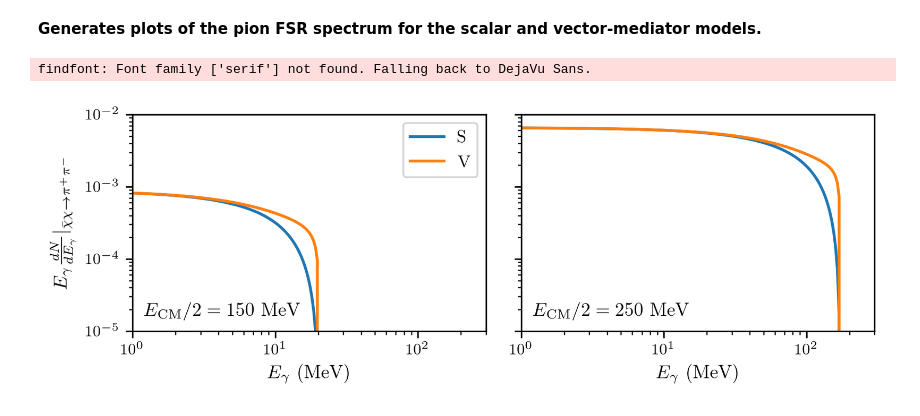
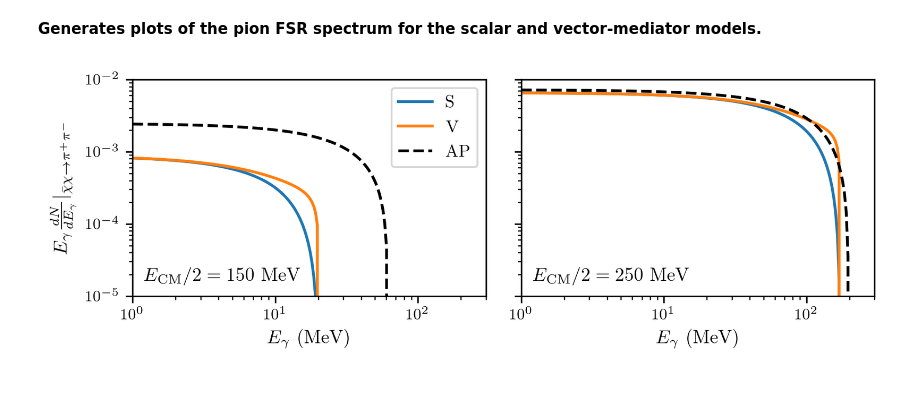
Before and after one commit to LoganAMorrison/Hazma, a Jupyter notebook: notebooks/hazma_paper/charged_pion_fsr.ipynb, the cells around one changed output. Drawn from its saved outputs; the diff is of its cells as text; code cells hidden in the pictures.

Commit message:
regenerate all plots

```diff
--- a/notebooks/hazma_paper/charged_pion_fsr.ipynb
+++ b/notebooks/hazma_paper/charged_pion_fsr.ipynb
@@ -7,4 +9,30 @@ from hazma.vector_mediator import VectorMediator
 from utilities import latex_text_width_1col
 # %% [markdown]
 **Generates plots of the pion FSR spectrum for the scalar and vector-mediator models.**
+# %%
+def dnde_ap(e_gam, mass, e_cm):
+    """Altarelli-Parisi approximation of FSR spectrum.
+
+    Parameters
+    ----------
+    e_gam : float
+        Gamma-ray energy in MeV.
+    mass : float
+        Mass of radiating particle in MeV.
+    e_cm : float
+        Center-of-mass energy of reaction in MeV.
+
+    Returns
+    -------
+    dnde : float
+        Value of energy spectrum dN/dE at the specified point in
+        :math:`\mathrm{MeV}^{-1}`.
+    """
+    x = 2.0 * e_gam / e_cm
+    mu = mass / e_cm
+    pre_fac = 1.0 / (137.0 * np.pi) * 2.0 / e_cm
+    split_func = 2 * (1.0 - x) / x
+    log_sup = -1.0 + np.log((1 - x) / mu ** 2)
+
+    return pre_fac * split_func * log_sup
 # %%
@@ -23,33 +50,35 @@ e_gams = np.geomspace(1, 300, num=200)
 fig, axs = plt.subplots(
     1,
     2,
     sharex="col",
     sharey="row",
     figsize=(latex_text_width_1col, 0.3 * latex_text_width_1col),
 )
 
 for i, ax in enumerate(axs.flatten()):
     e_cm = e_cms[i]
 
     # Plot spectra
     ax.loglog(e_gams, e_gams * sm.dnde_pipi(e_gams, e_cm, "fsr"), label="S")
     ax.loglog(e_gams, e_gams * vm.dnde_pipi(e_gams, e_cm, "fsr"), label="V")
 
+    # Plot AP approximation
+    ax.loglog(e_gams, e_gams * dnde_ap(e_gams, mpi, e_cm), "--k", label="AP")
+
     # Formatting
     ax.set_xlim(e_gams[[0, -1]])
     ax.set_ylim(1e-5, 1e-2)
     ax.text(1.2, 1.5e-5, r"$E_{\mathrm{CM}}/2 = %i$ MeV" % (0.5 * e_cm), fontsize=10)
     ax.set_xlabel(r"$E_\gamma$ (MeV)")
 
     if i == 0:
         ax.set_ylabel(
             r"$E_\gamma \frac{dN}{dE_\gamma} |_{\bar{\chi}\chi \to \pi^+ \pi^-}$"
         )
         ax.legend(loc="upper right")
 
 fig.subplots_adjust(hspace=0.1, wspace=0.1)
-# plt.savefig("figures/charged_pion_fsr.pdf", bbox_inches="tight")
+plt.savefig("figures/charged_pion_fsr.pdf", bbox_inches="tight")
 plt.show()
 # %% [output]
-findfont: Font family ['serif'] not found. Falling back to DejaVu Sans.
-[figure, old version]
+[figure, new version]
```
Also changed, not shown: parts of 2 cells of this notebook, 33 other files.
